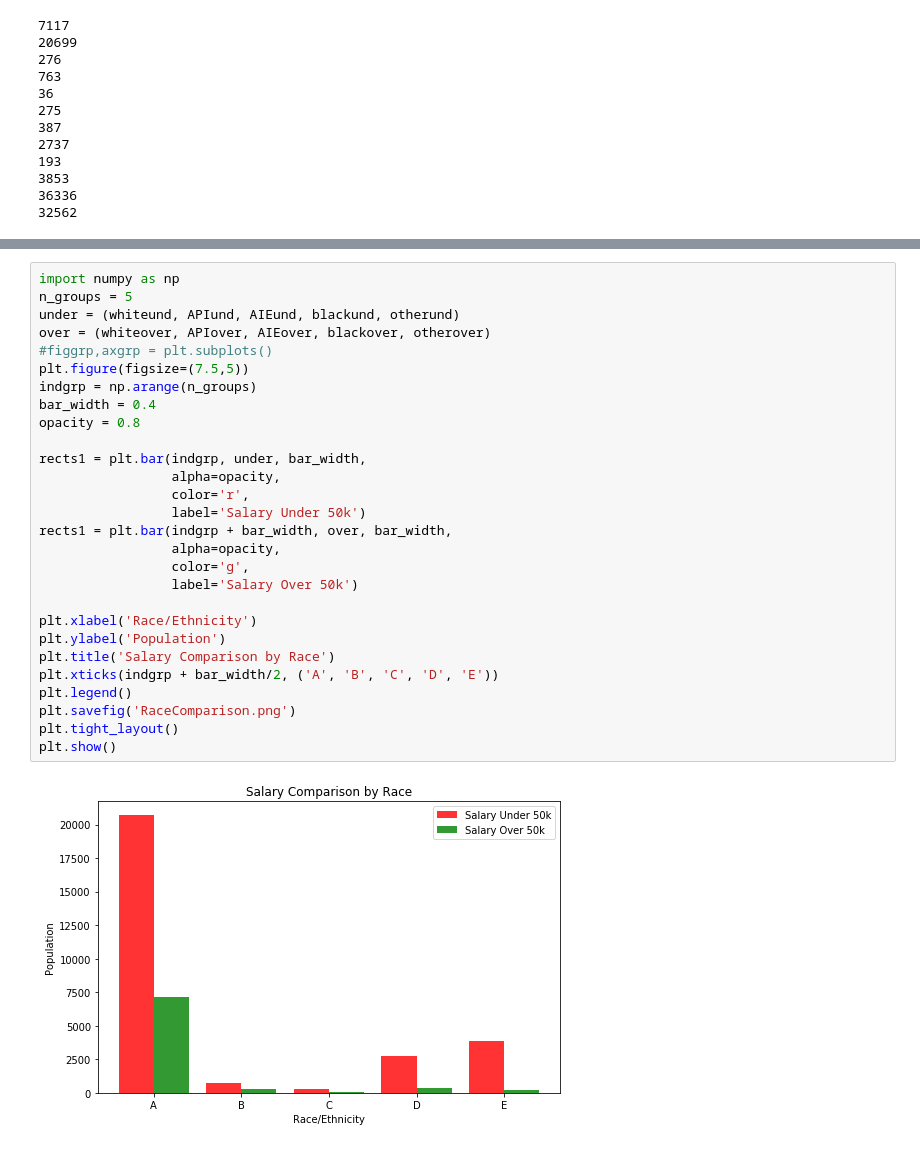
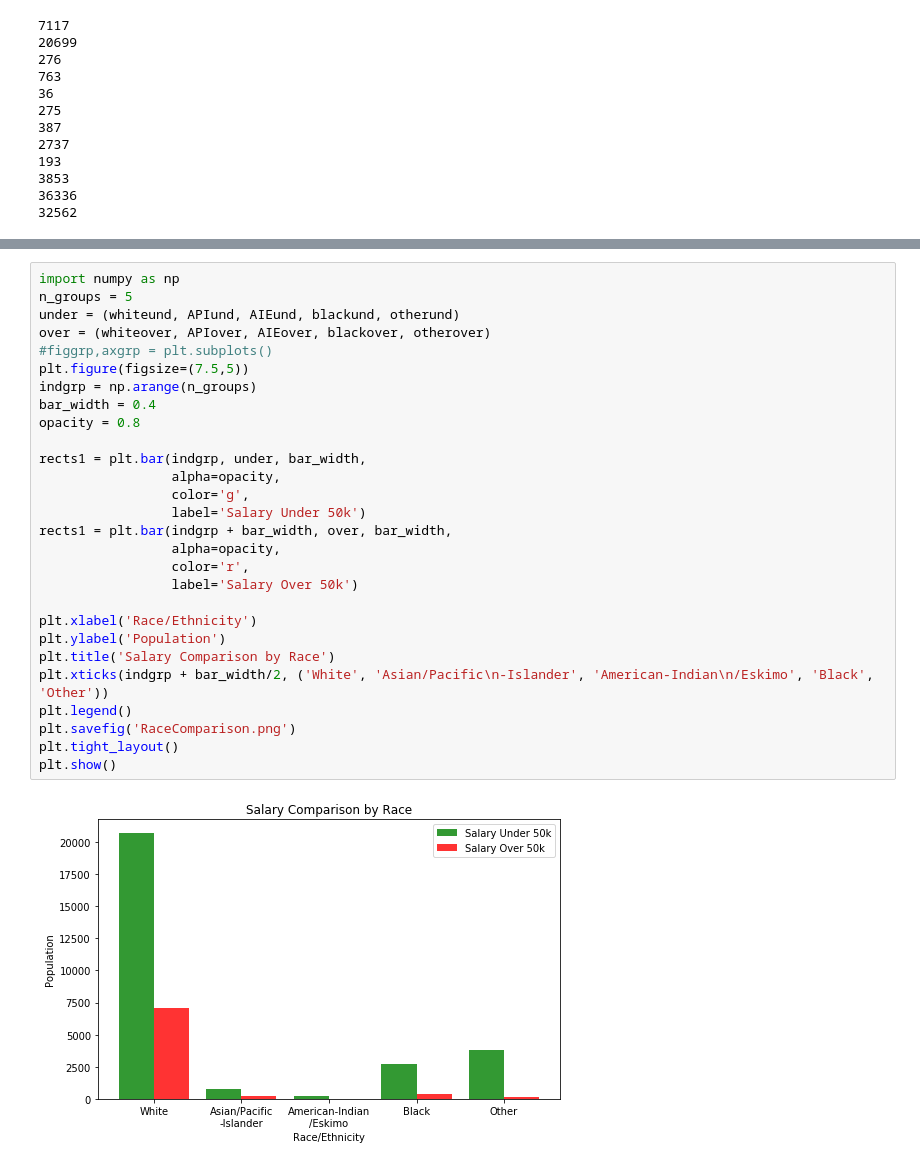
Before and after one commit to kylechang523/ECE180-Final-Project-Personal-Income-Analysis-and-Prediction, a Jupyter notebook: Race.ipynb, the cells around one changed output, grey strips where cells are left out. Drawn from its saved outputs; the diff is of its cells as text.

```diff
--- a/Race.ipynb
+++ b/Race.ipynb
@@ -173,30 +173,30 @@ plt.show()
 # %%
 import numpy as np
 n_groups = 5
 under = (whiteund, APIund, AIEund, blackund, otherund)
 over = (whiteover, APIover, AIEover, blackover, otherover)
 #figgrp,axgrp = plt.subplots()
 plt.figure(figsize=(7.5,5))
 indgrp = np.arange(n_groups)
 bar_width = 0.4
 opacity = 0.8
 
 rects1 = plt.bar(indgrp, under, bar_width,
                  alpha=opacity,
-                 color='r',
+                 color='g',
                  label='Salary Under 50k')
 rects1 = plt.bar(indgrp + bar_width, over, bar_width,
                  alpha=opacity,
-                 color='g',
+                 color='r',
                  label='Salary Over 50k')
 
 plt.xlabel('Race/Ethnicity')
 plt.ylabel('Population')
 plt.title('Salary Comparison by Race')
-plt.xticks(indgrp + bar_width/2, ('A', 'B', 'C', 'D', 'E'))
+plt.xticks(indgrp + bar_width/2, ('White', 'Asian/Pacific\n-Islander', 'American-Indian\n/Eskimo', 'Black', 'Other'))
 plt.legend()
 plt.savefig('RaceComparison.png')
 plt.tight_layout()
 plt.show()
 # %% [output]
-[figure, old version]
+[figure, new version]
```
Also changed, not shown: parts of 2 cells of this notebook, 2 other files.
